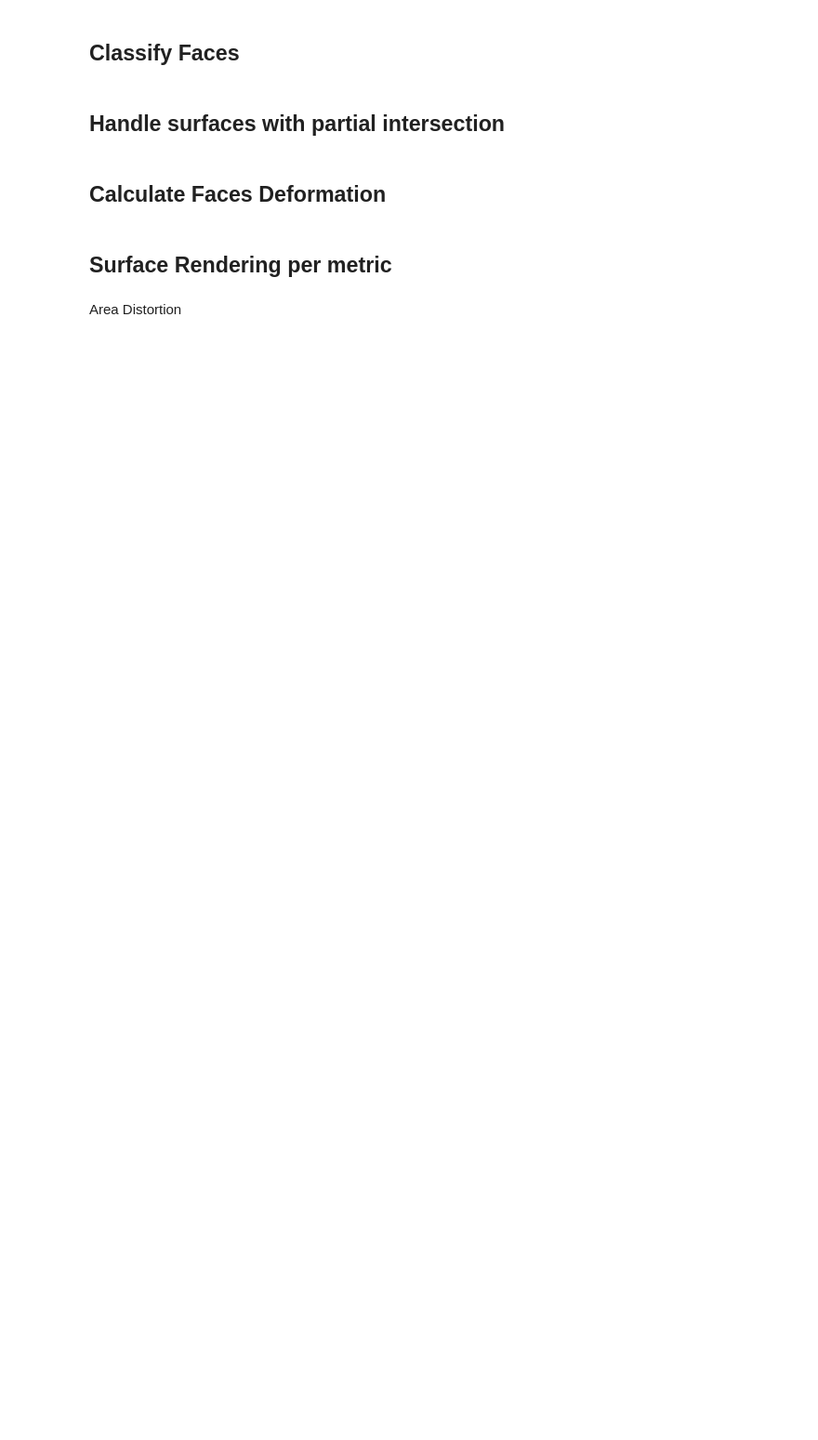
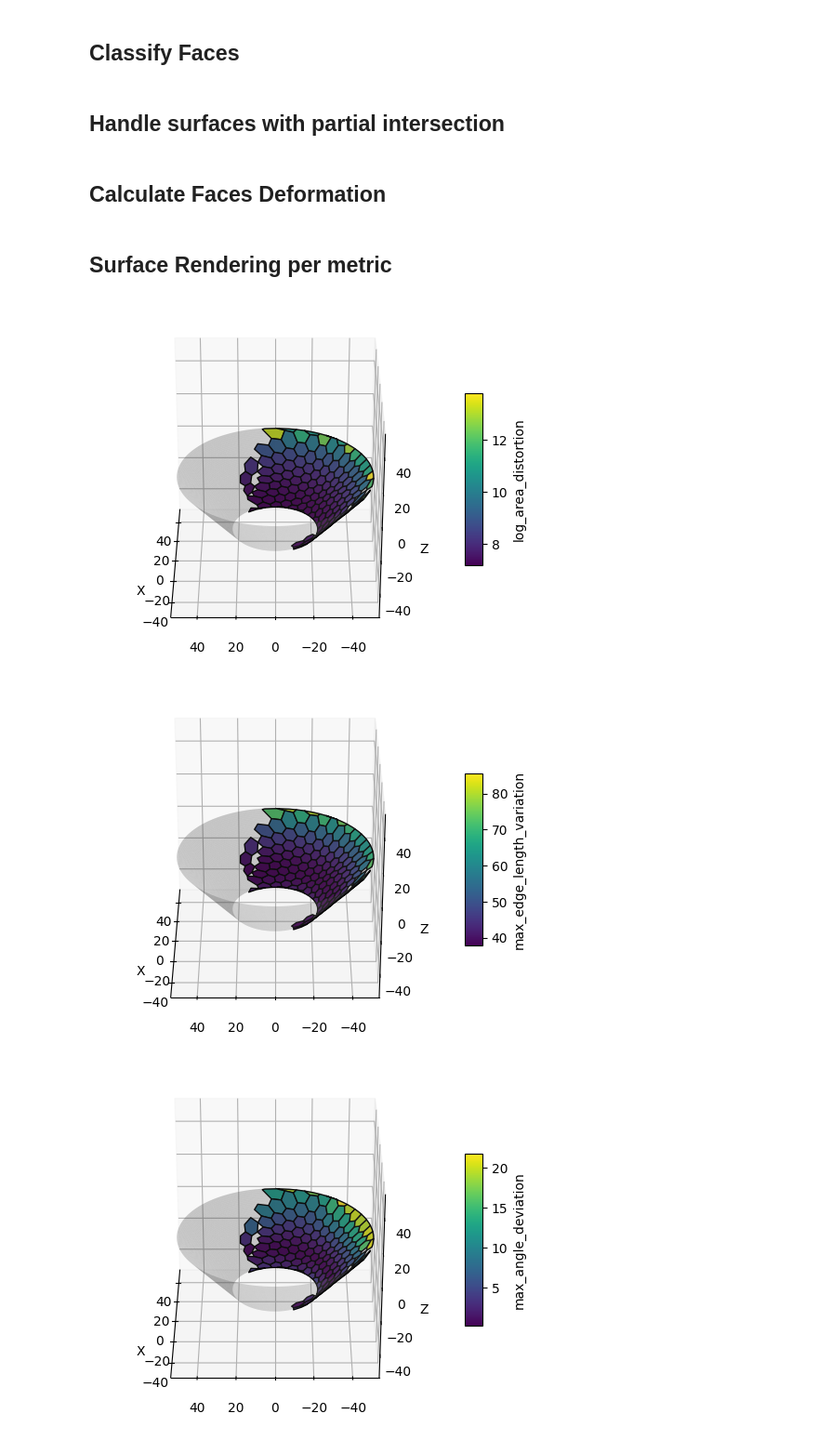
Before and after one commit to valentindalstein/FOVMAP, a Jupyter notebook: notebooks/flyeye_cone_intersect.ipynb, the cells around one changed output. Shown at 93% size. Cells and saved outputs as stored; diff of their text form; code cells hidden in the pictures; blank space fills up the shorter version.

```diff
--- a/notebooks/flyeye_cone_intersect.ipynb
+++ b/notebooks/flyeye_cone_intersect.ipynb
@@ -150,5 +157,3 @@ surface_df[["area_distortion", "max_edge_length_variation", "max_angle_deviation
 surface_df["log_area_distortion"] = np.log(surface_df["area_distortion"])
 # %% [markdown]
 ## Surface Rendering per metric
-# %% [markdown]
-Area Distortion
@@ -158,0 +160,9 @@ area_dist_fig.title(title)
+# %%
+metric_list = ["log_area_distortion", "max_edge_length_variation", "max_angle_deviation", "aspect_ratio_change", "hausdorff_distance"]
+for metric in metric_list:
+    fig, ax = plot_cone(cutoff_cone_x, cutoff_cone_y, cutoff_cone_z)
+    plot_hexagonal_surfaces_from_df(surface_df, "intersect_face_for_plot", hue_col = metric, fig=fig, ax=ax)
+# %% [output]
+[figure, added]
+[figure, added]
+[figure, added]
```
Also changed, not shown: parts of 13 cells of this notebook, 1 other file.
